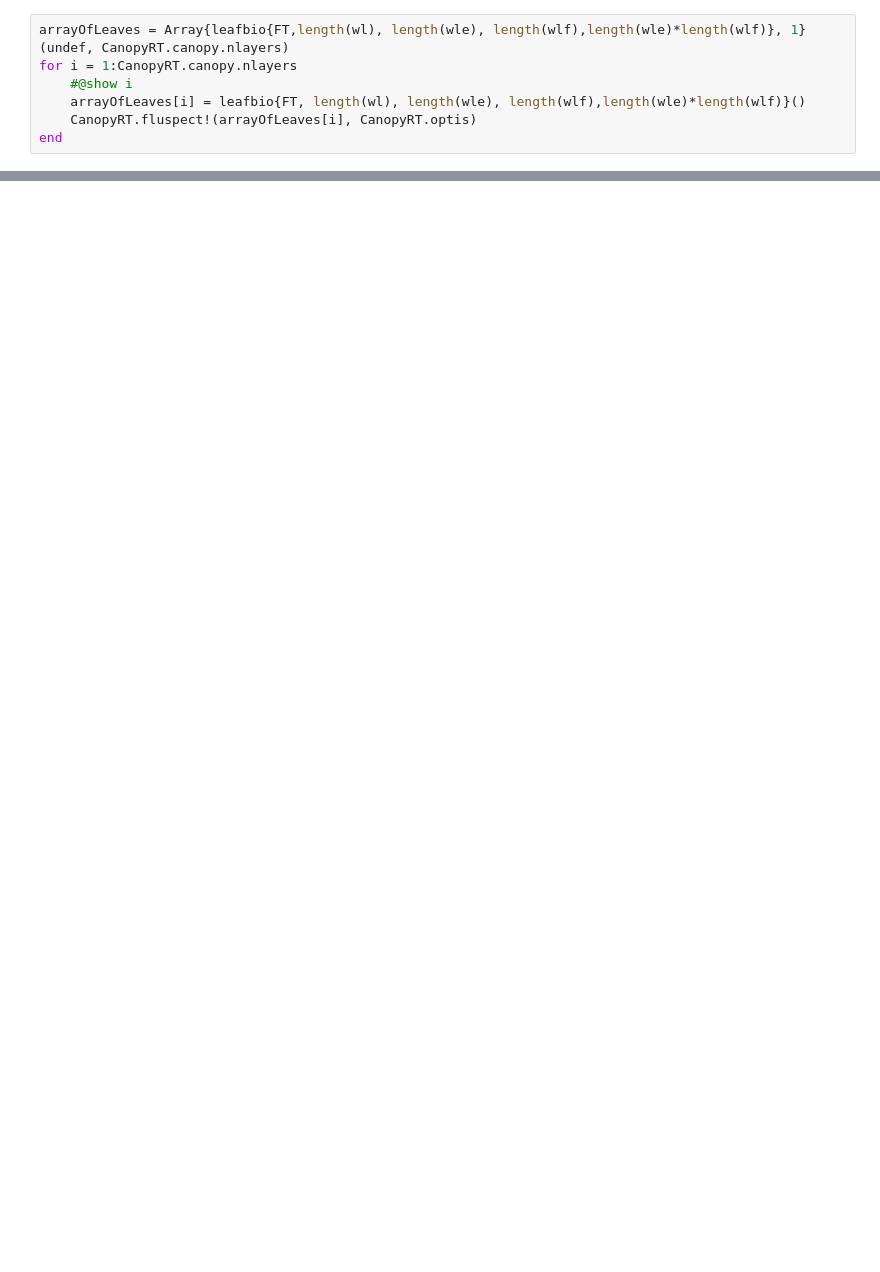
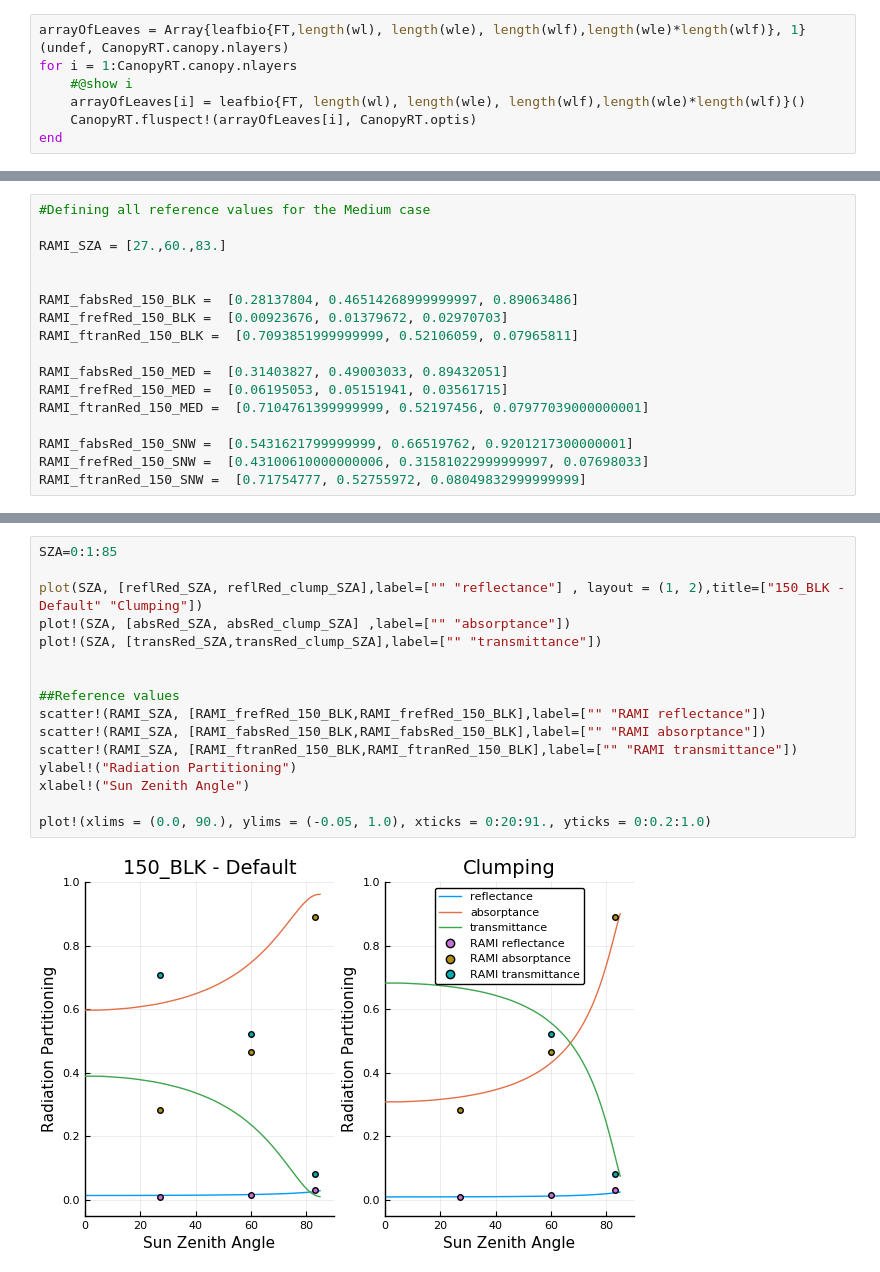
Before and after one commit to CliMA/Land, a Jupyter notebook: notebooks/RAMI_benchmarking_example.ipynb, the cells around one changed output, grey strips where cells are left out. Cells and saved outputs as stored; diff of their text form; blank space fills up the shorter version.

```diff
--- a/notebooks/RAMI_benchmarking_example.ipynb
+++ b/notebooks/RAMI_benchmarking_example.ipynb
@@ -153,0 +320,17 @@ plot!(xlims = (0.0, 90.), ylims = (-0.05, 1.0), xticks = 0:20:91., yticks = 0:0.
+# %%
+#Defining all reference values for the Medium case
+
+RAMI_SZA = [27.,60.,83.]
+
+
+RAMI_fabsRed_150_BLK =  [0.28137804, 0.46514268999999997, 0.89063486]
+RAMI_frefRed_150_BLK =  [0.00923676, 0.01379672, 0.02970703]
+RAMI_ftranRed_150_BLK =  [0.7093851999999999, 0.52106059, 0.07965811]
+
+RAMI_fabsRed_150_MED =  [0.31403827, 0.49003033, 0.89432051]
+RAMI_frefRed_150_MED =  [0.06195053, 0.05151941, 0.03561715]
+RAMI_ftranRed_150_MED =  [0.7104761399999999, 0.52197456, 0.07977039000000001]
+
+RAMI_fabsRed_150_SNW =  [0.5431621799999999, 0.66519762, 0.9201217300000001]
+RAMI_frefRed_150_SNW =  [0.43100610000000006, 0.31581022999999997, 0.07698033]
+RAMI_ftranRed_150_SNW =  [0.71754777, 0.52755972, 0.08049832999999999]
@@ -153,0 +409,18 @@ plot!(xlims = (0.0, 90.), ylims = (-0.05, 1.0), xticks = 0:20:91., yticks = 0:0.
+# %%
+SZA=0:1:85
+
+plot(SZA, [reflRed_SZA, reflRed_clump_SZA],label=["" "reflectance"] , layout = (1, 2),title=["150_BLK - Default" "Clumping"])
+plot!(SZA, [absRed_SZA, absRed_clump_SZA] ,label=["" "absorptance"])
+plot!(SZA, [transRed_SZA,transRed_clump_SZA],label=["" "transmittance"])
+
+
+##Reference values
+scatter!(RAMI_SZA, [RAMI_frefRed_150_BLK,RAMI_frefRed_150_BLK],label=["" "RAMI reflectance"])
+scatter!(RAMI_SZA, [RAMI_fabsRed_150_BLK,RAMI_fabsRed_150_BLK],label=["" "RAMI absorptance"])
+scatter!(RAMI_SZA, [RAMI_ftranRed_150_BLK,RAMI_ftranRed_150_BLK],label=["" "RAMI transmittance"])
+ylabel!("Radiation Partitioning")
+xlabel!("Sun Zenith Angle")
+
+plot!(xlims = (0.0, 90.), ylims = (-0.05, 1.0), xticks = 0:20:91., yticks = 0:0.2:1.0)
+# %% [output]
+[figure, added]
```
Also changed, not shown: parts of 35 cells of this notebook, 6 other files.
